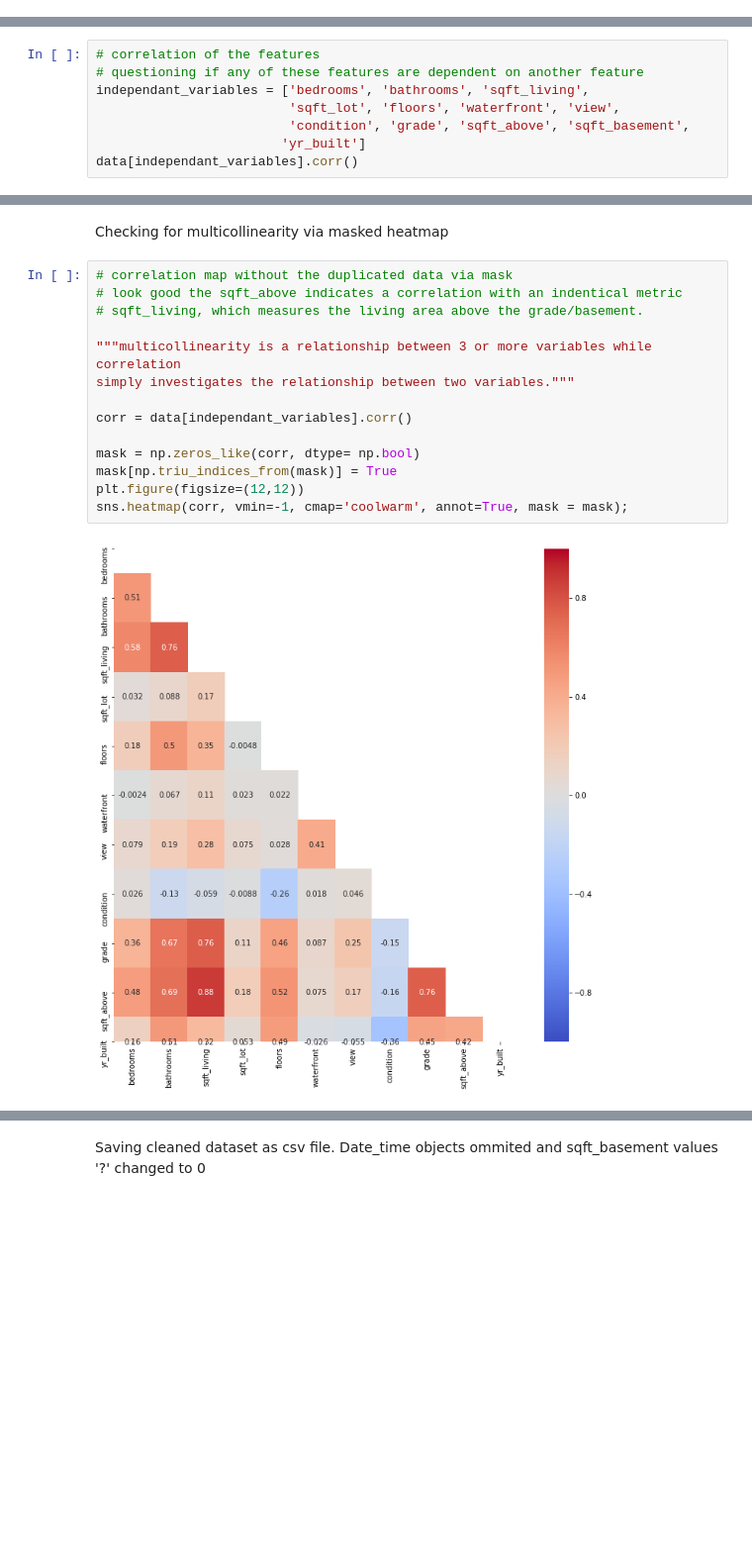
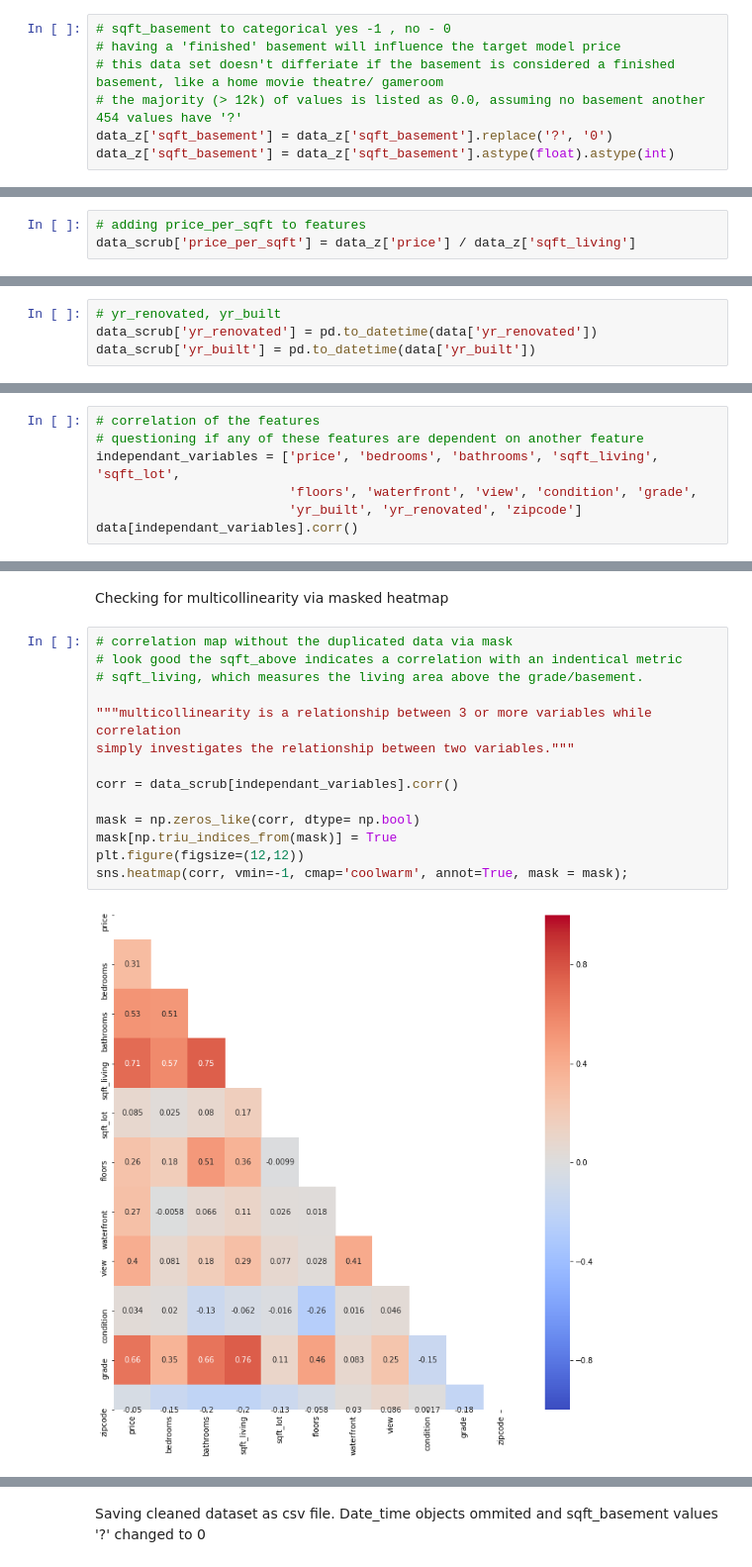
Before and after one commit to Kelvincwaters/dsc-mod-2-project-v2-1-onl01-dtsc-ft-012120, a Jupyter notebook: student.ipynb, the cells around one changed output, grey strips where cells are left out. Shown at 99% size. Saved outputs shown, nothing was run; the diff lists cells and outputs as text; blank space fills up the shorter version.

```diff
--- a/student.ipynb
+++ b/student.ipynb
@@ -137,0 +361,7 @@ Name: sqft_lot15, dtype: int64
+# %%
+# sqft_basement to categorical yes -1 , no - 0
+# having a 'finished' basement will influence the target model price
+# this data set doesn't differiate if the basement is considered a finished basement, like a home movie theatre/ gameroom
+# the majority (> 12k) of values is listed as 0.0, assuming no basement another 454 values have '?'
+data_z['sqft_basement'] = data_z['sqft_basement'].replace('?', '0')
+data_z['sqft_basement'] = data_z['sqft_basement'].astype(float).astype(int)
@@ -137,0 +386,3 @@ Name: sqft_lot15, dtype: int64
+# %%
+# adding price_per_sqft to features
+data_scrub['price_per_sqft'] = data_z['price'] / data_z['sqft_living']
@@ -152,2 +429,6 @@ data.describe()
+# %%
+# yr_renovated, yr_built
+data_scrub['yr_renovated'] = pd.to_datetime(data['yr_renovated'])
+data_scrub['yr_built'] = pd.to_datetime(data['yr_built'])
 # %% [markdown]
 Checking correlation of the data set
@@ -154,9 +439,8 @@ Checking correlation of the data set
 # %%
 # correlation of the features
 # questioning if any of these features are dependent on another feature
-independant_variables = ['bedrooms', 'bathrooms', 'sqft_living',
-                         'sqft_lot', 'floors', 'waterfront', 'view',
-                         'condition', 'grade', 'sqft_above', 'sqft_basement',
-                        'yr_built']
+independant_variables = ['price', 'bedrooms', 'bathrooms', 'sqft_living', 'sqft_lot',
+                         'floors', 'waterfront', 'view', 'condition', 'grade',
+                         'yr_built', 'yr_renovated', 'zipcode']
 data[independant_variables].corr()
 # %% [output]
@@ -177,16 +463,16 @@ Checking for multicollinearity via masked heatmap
 # %%
 # correlation map without the duplicated data via mask
 # look good the sqft_above indicates a correlation with an indentical metric
 # sqft_living, which measures the living area above the grade/basement.
 
 """multicollinearity is a relationship between 3 or more variables while correlation
 simply investigates the relationship between two variables."""
 
-corr = data[independant_variables].corr()
+corr = data_scrub[independant_variables].corr()
 
 mask = np.zeros_like(corr, dtype= np.bool)
 mask[np.triu_indices_from(mask)] = True
 plt.figure(figsize=(12,12))
 sns.heatmap(corr, vmin=-1, cmap='coolwarm', annot=True, mask = mask);
 # %% [output]
-[figure, old version]
+[figure, new version]
```
Also changed, not shown: parts of 122 cells of this notebook, 9 other files.
